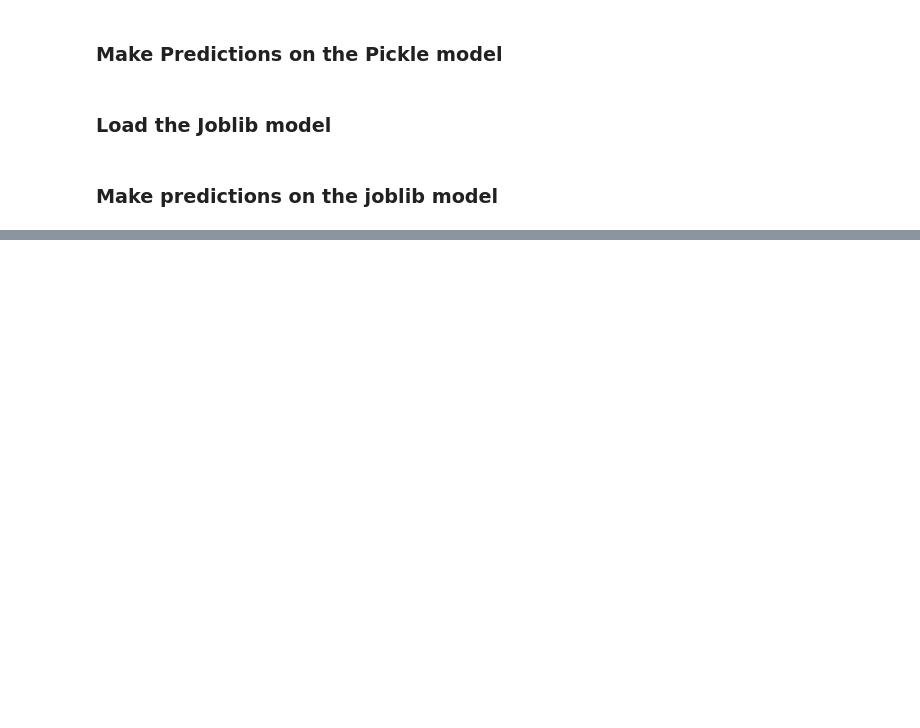
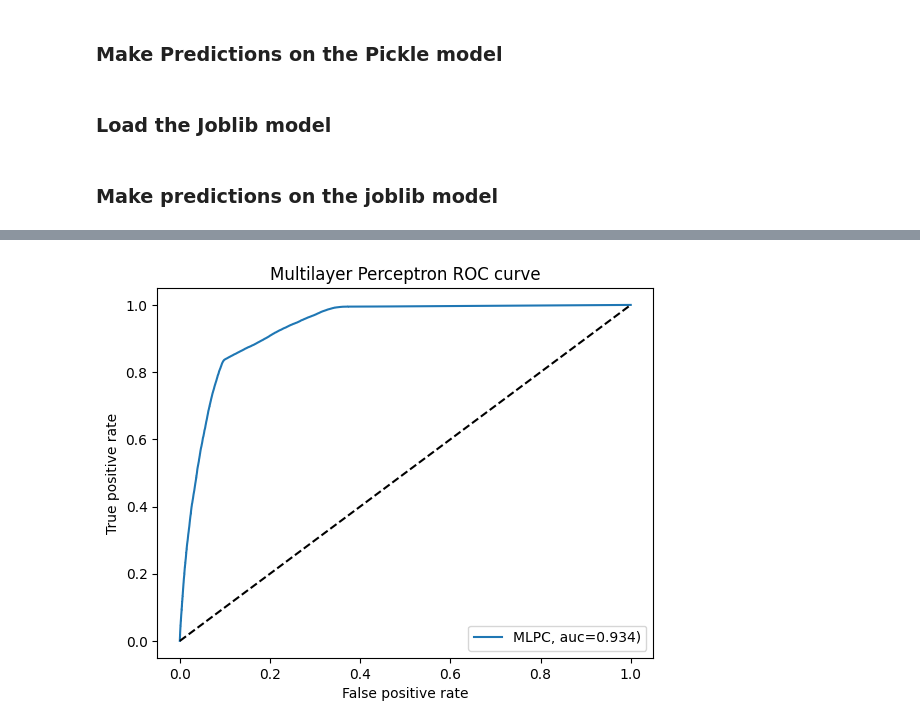
Before and after one commit to rafsunsheikh/money_laundering, a Jupyter notebook: Anti_money_laundering.ipynb, the cells around one changed output, grey strips where cells are left out. Saved outputs shown, nothing was run; the diff lists cells and outputs as text; code cells hidden in the pictures; blank space fills up the shorter version.

```diff
--- a/Anti_money_laundering.ipynb
+++ b/Anti_money_laundering.ipynb
@@ -1350,0 +1338,11 @@ scores_sorted
+# %%
+#ROC
+plt.plot(fpr_mlp,tpr_mlp,label="MLPC, auc={:.3f})".format(auc_mlp))
+plt.plot([0, 1], [0, 1], 'k--')
+plt.xlabel('False positive rate')
+plt.ylabel('True positive rate')
+plt.title('Multilayer Perceptron ROC curve')
+plt.legend(loc=4)
+plt.show()
+# %% [output]
+[figure, added]
```
Also changed, not shown: parts of 48 cells of this notebook.
